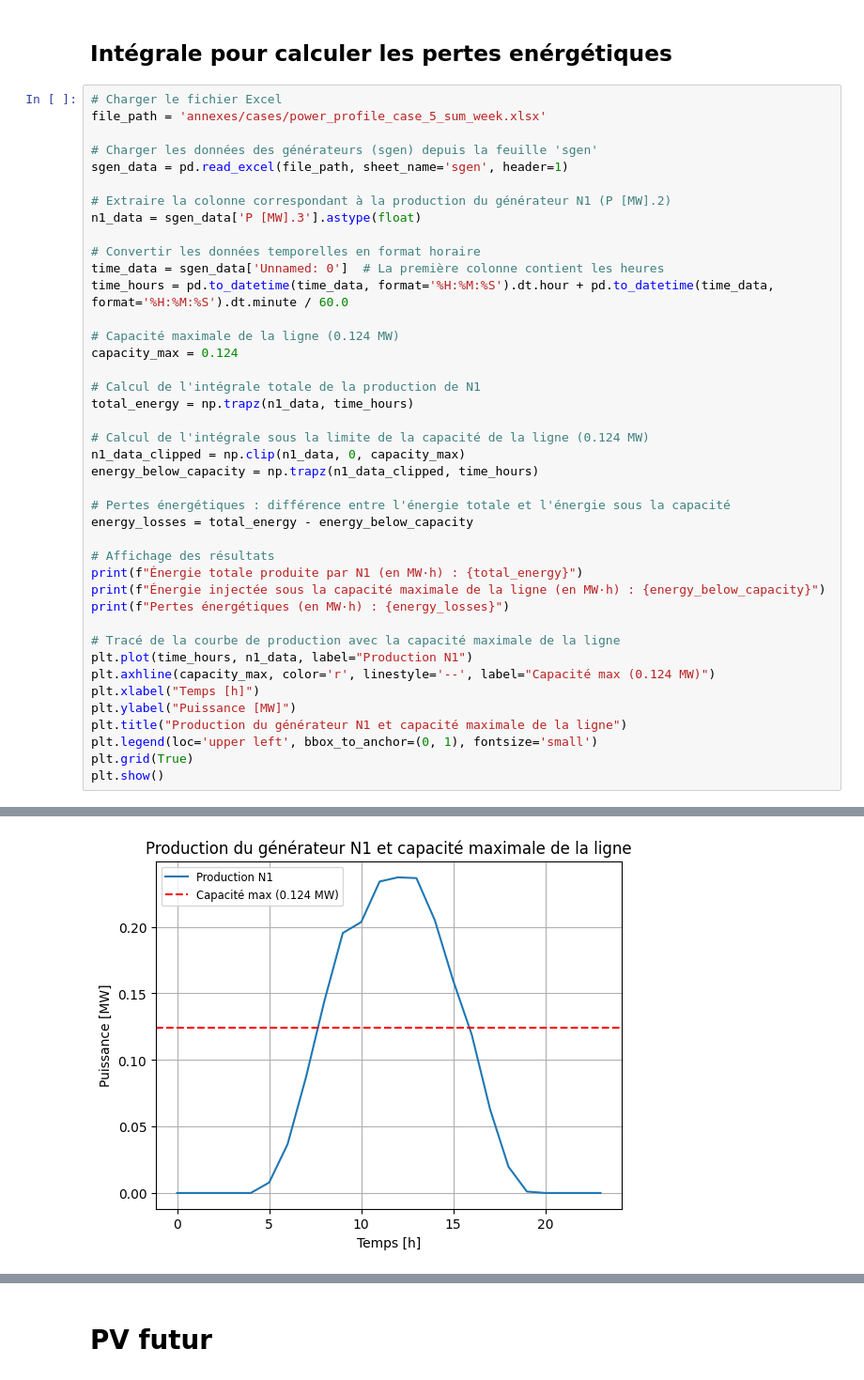
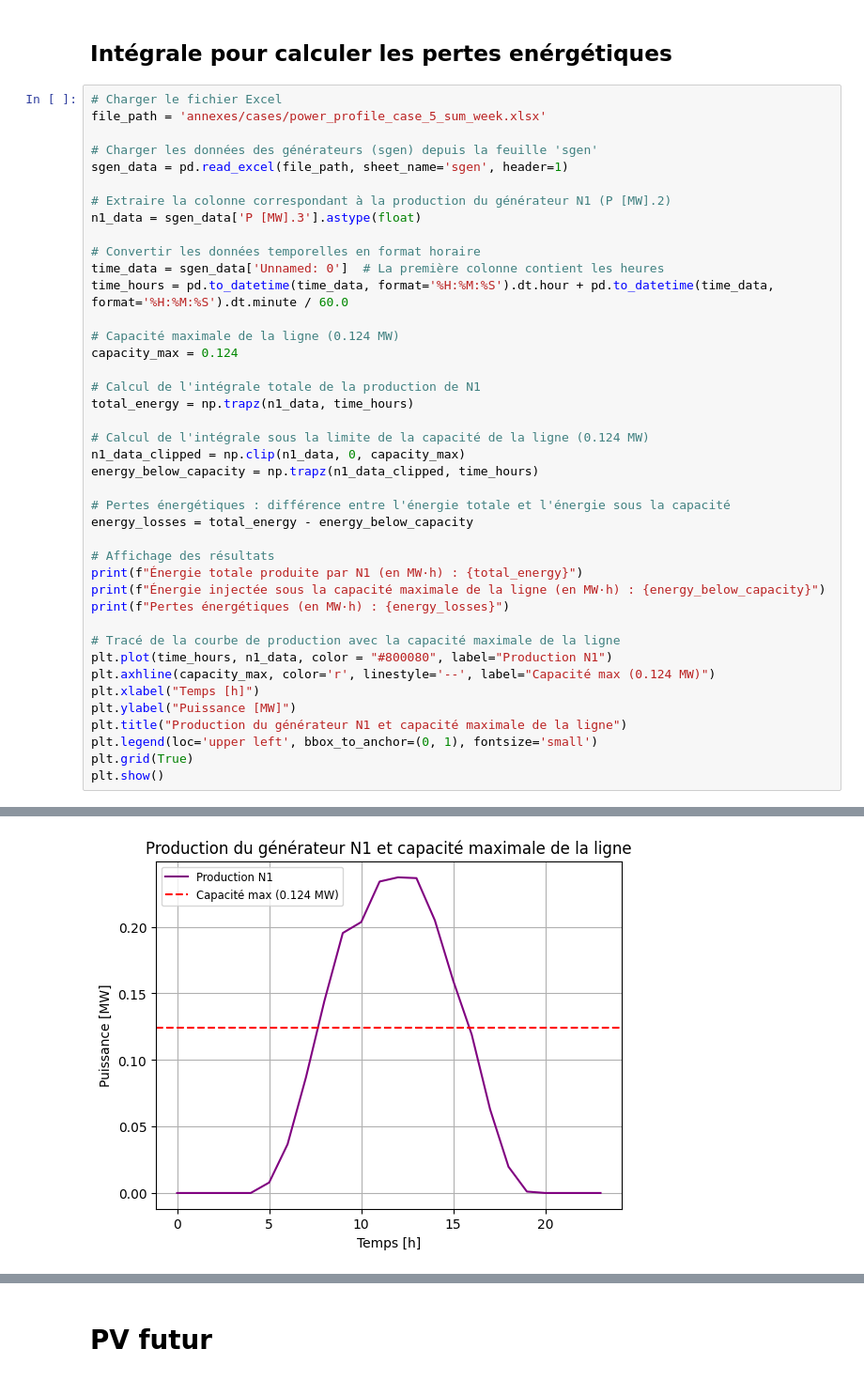
Before and after one commit to sebastien-pfister/rhtlab, a Jupyter notebook: mini-projet-trey-pp/your_jupyter_notebook.ipynb, the cells around one changed output, grey strips where cells are left out. Shown at 94% size. Cells and saved outputs as stored; diff of their text form.

```diff
--- a/mini-projet-trey-pp/your_jupyter_notebook.ipynb
+++ b/mini-projet-trey-pp/your_jupyter_notebook.ipynb
@@ -462,32 +480,32 @@ time_hours = pd.to_datetime(time_data, format='%H:%M:%S').dt.hour + pd.to_dateti
 # Capacité maximale de la ligne (0.124 MW)
 capacity_max = 0.124
 
 # Calcul de l'intégrale totale de la production de N1
 total_energy = np.trapz(n1_data, time_hours)
 
 # Calcul de l'intégrale sous la limite de la capacité de la ligne (0.124 MW)
 n1_data_clipped = np.clip(n1_data, 0, capacity_max)
 energy_below_capacity = np.trapz(n1_data_clipped, time_hours)
 
 # Pertes énergétiques : différence entre l'énergie totale et l'énergie sous la capacité
 energy_losses = total_energy - energy_below_capacity
 
 # Affichage des résultats
 print(f"Énergie totale produite par N1 (en MW·h) : {total_energy}")
 print(f"Énergie injectée sous la capacité maximale de la ligne (en MW·h) : {energy_below_capacity}")
 print(f"Pertes énergétiques (en MW·h) : {energy_losses}")
 
 # Tracé de la courbe de production avec la capacité maximale de la ligne
-plt.plot(time_hours, n1_data, label="Production N1")
+plt.plot(time_hours, n1_data, color = "#800080", label="Production N1")
 plt.axhline(capacity_max, color='r', linestyle='--', label="Capacité max (0.124 MW)")
 plt.xlabel("Temps [h]")
 plt.ylabel("Puissance [MW]")
 plt.title("Production du générateur N1 et capacité maximale de la ligne")
 plt.legend(loc='upper left', bbox_to_anchor=(0, 1), fontsize='small')
 plt.grid(True)
 plt.show()
 # %% [output]
 Énergie totale produite par N1 (en MW·h) : 1.9501685045583002
 Énergie injectée sous la capacité maximale de la ligne (en MW·h) : 1.3263377495583002
 Pertes énergétiques (en MW·h) : 0.623830755
-[figure, old version]
+[figure, new version]
```
Also changed, not shown: parts of 12 cells of this notebook, 1 other file.
